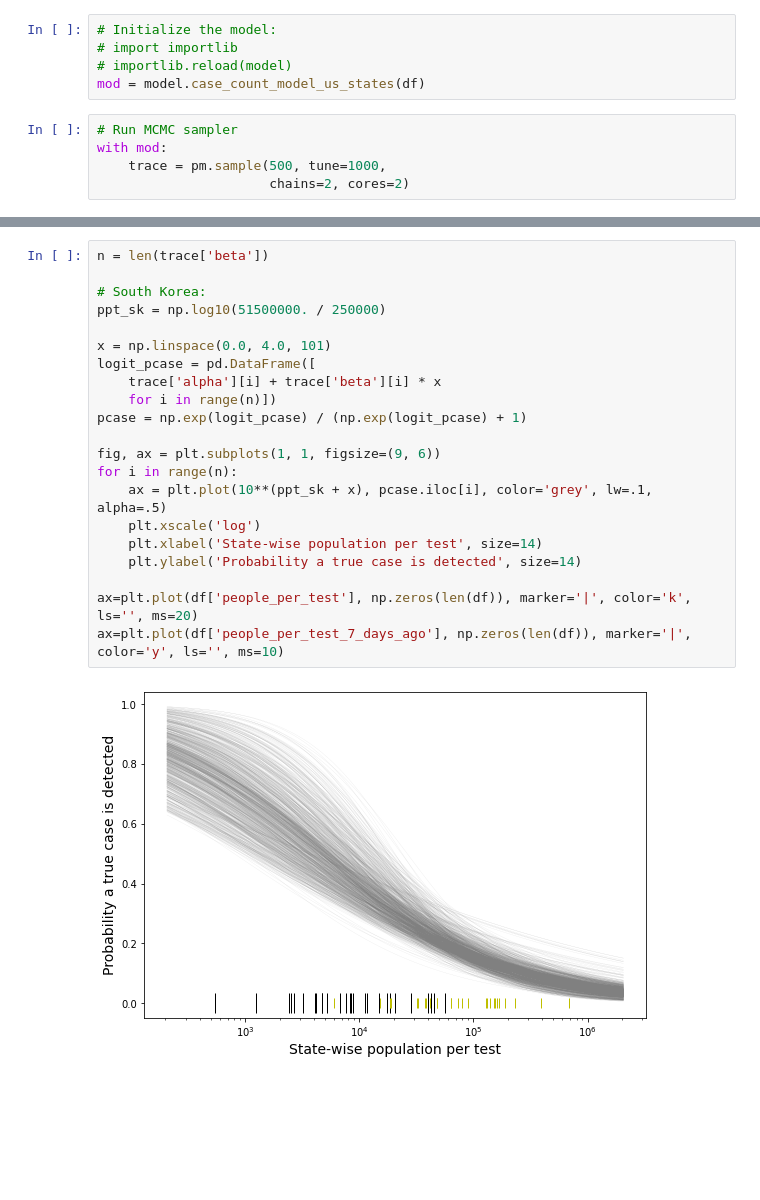
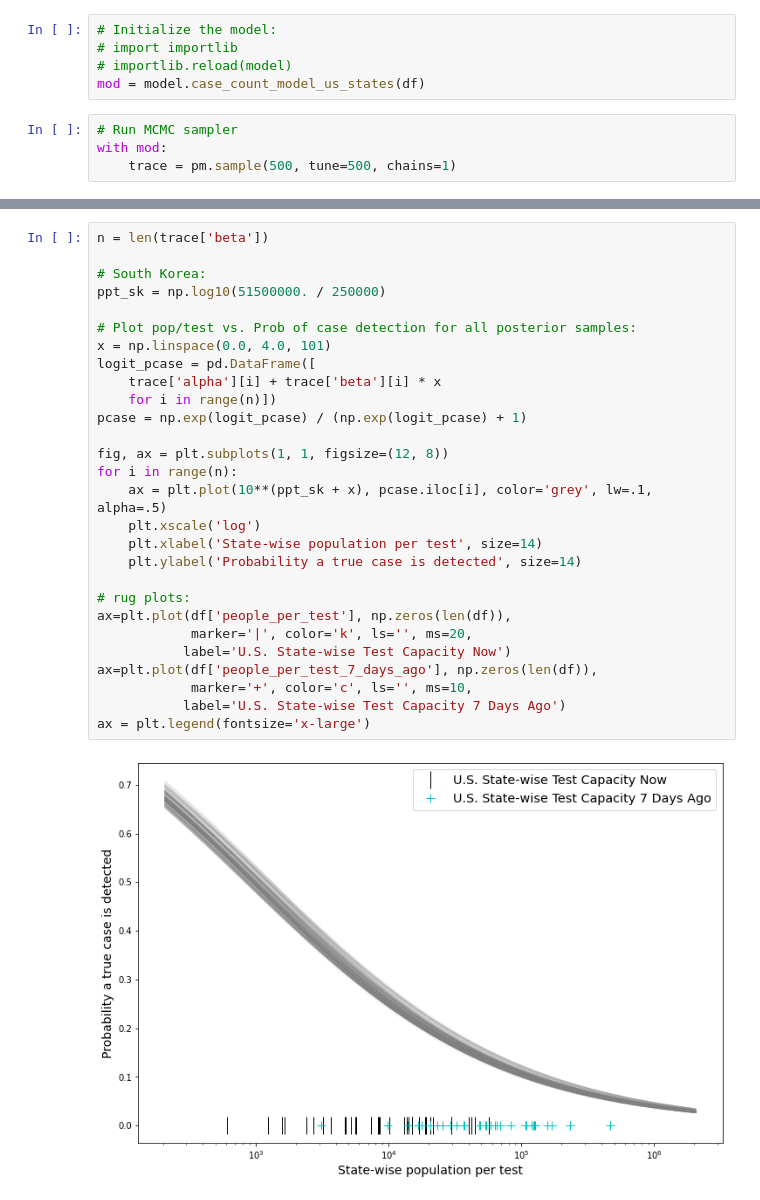
Before and after one commit to jwrichar/COVID19-mortality, a Jupyter notebook: State-wise Unreported COVID-19 Cases in the U.S..ipynb, the cells around one changed output, grey strips where cells are left out. Drawn from its saved outputs; the diff is of its cells as text; blank space fills up the shorter version.

```diff
--- a/State-wise Unreported COVID-19 Cases in the U.S..ipynb
+++ b/State-wise Unreported COVID-19 Cases in the U.S..ipynb
@@ -53,8 +52,7 @@ mod = model.case_count_model_us_states(df)
 # %%
 # Run MCMC sampler
 with mod:
-    trace = pm.sample(500, tune=1000,
-                      chains=2, cores=2)
+    trace = pm.sample(500, tune=500, chains=1)
 # %% [output]
 Auto-assigning NUTS sampler...
 Initializing NUTS using jitter+adapt_diag...
@@ -72,24 +68,31 @@ ax = pm.traceplot(trace)
 # %%
 n = len(trace['beta'])
 
 # South Korea:
 ppt_sk = np.log10(51500000. / 250000)
 
+# Plot pop/test vs. Prob of case detection for all posterior samples:
 x = np.linspace(0.0, 4.0, 101)
 logit_pcase = pd.DataFrame([
     trace['alpha'][i] + trace['beta'][i] * x
     for i in range(n)])
 pcase = np.exp(logit_pcase) / (np.exp(logit_pcase) + 1)
 
-fig, ax = plt.subplots(1, 1, figsize=(9, 6))
+fig, ax = plt.subplots(1, 1, figsize=(12, 8))
 for i in range(n):
     ax = plt.plot(10**(ppt_sk + x), pcase.iloc[i], color='grey', lw=.1, alpha=.5)
     plt.xscale('log')
     plt.xlabel('State-wise population per test', size=14)
     plt.ylabel('Probability a true case is detected', size=14)
 
-ax=plt.plot(df['people_per_test'], np.zeros(len(df)), marker='|', color='k', ls='', ms=20)
-ax=plt.plot(df['people_per_test_7_days_ago'], np.zeros(len(df)), marker='|', color='y', ls='', ms=10)
+# rug plots:
+ax=plt.plot(df['people_per_test'], np.zeros(len(df)),
+            marker='|', color='k', ls='', ms=20,
+           label='U.S. State-wise Test Capacity Now')
+ax=plt.plot(df['people_per_test_7_days_ago'], np.zeros(len(df)),
+            marker='+', color='c', ls='', ms=10,
+           label='U.S. State-wise Test Capacity 7 Days Ago')
+ax = plt.legend(fontsize='x-large')
 # %% [output]
-[figure, old version]
+[figure, new version]
 # %%
```
Also changed, not shown: parts of 8 cells of this notebook, 2 other files.
